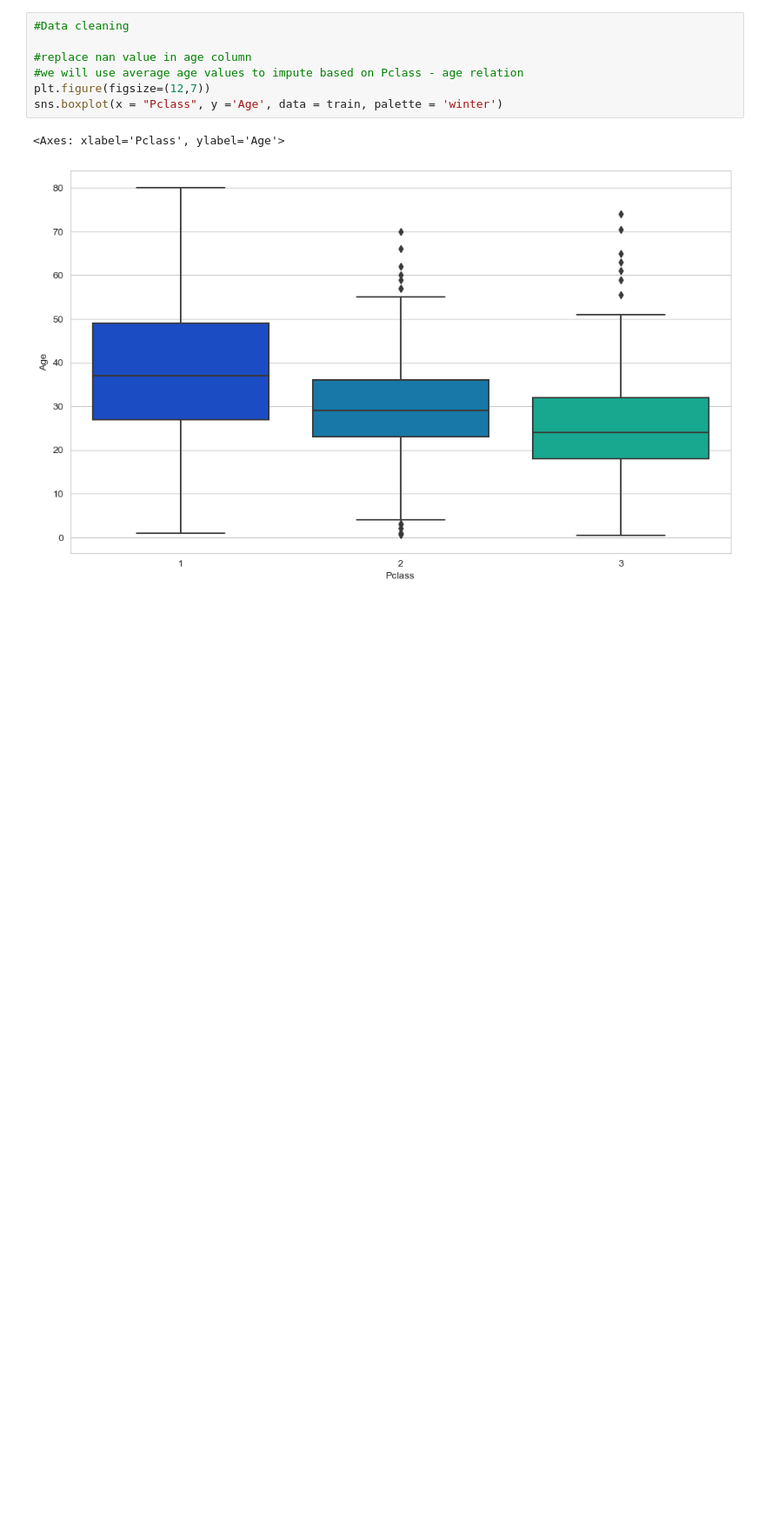
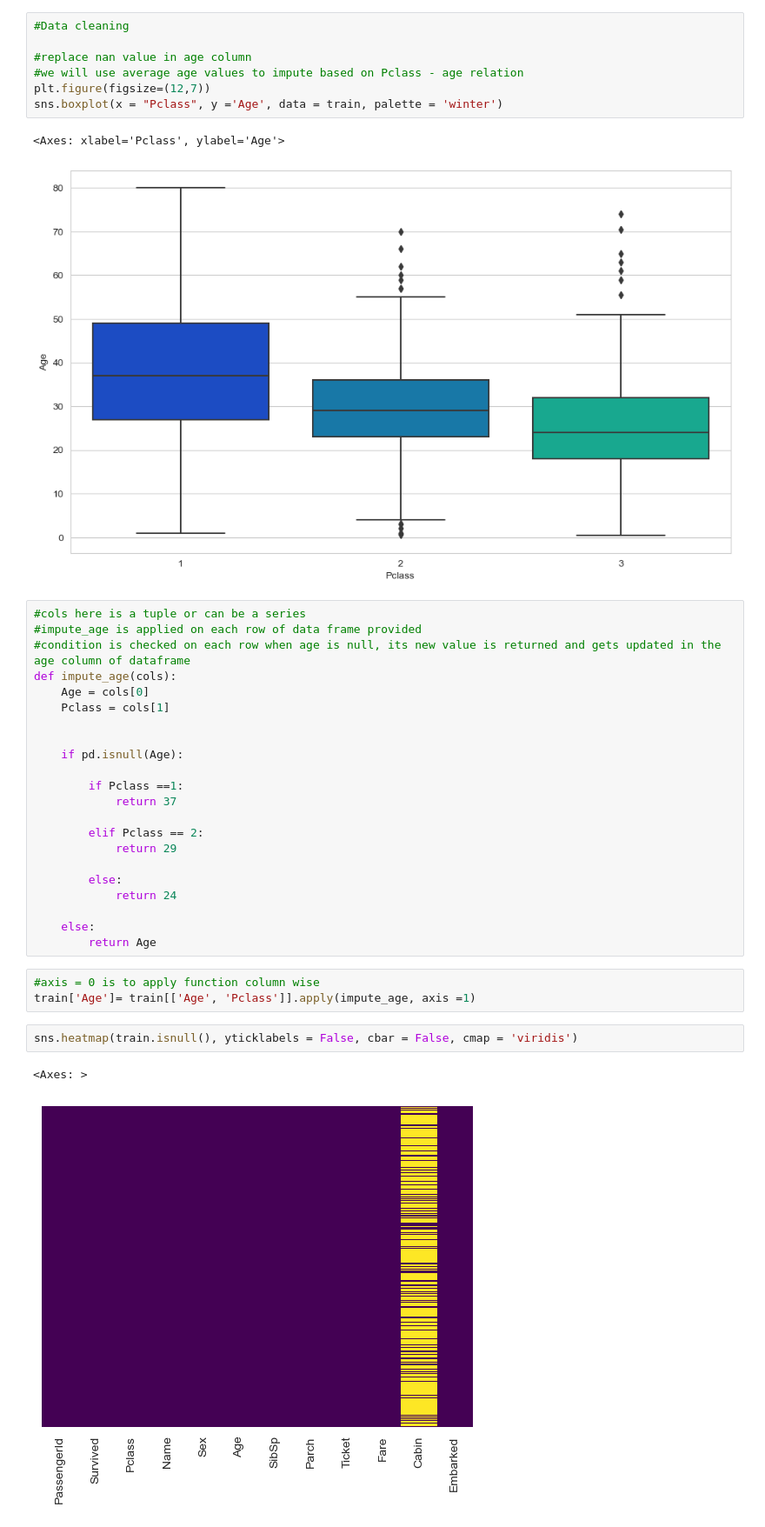
Before and after one commit to Yamini09-code/Data-Analytics-Challenge, a Jupyter notebook: Python_Notes.ipynb, the cells around one changed output. Shown at 87% size. Drawn from its saved outputs; the diff is of its cells as text; blank space fills up the shorter version.

```diff
--- a/Python_Notes.ipynb
+++ b/Python_Notes.ipynb
@@ -1448,3 +1434,33 @@ sns.boxplot(x = "Pclass", y ='Age', data = train, palette = 'winter')
 # %% [output]
 <Axes: xlabel='Pclass', ylabel='Age'>
 [figure]
+# %%
+#cols here is a tuple or can be a series
+#impute_age is applied on each row of data frame provided
+#condition is checked on each row when age is null, its new value is returned and gets updated in the age column of dataframe
+def impute_age(cols):
+    Age = cols[0]
+    Pclass = cols[1]
+
+
+    if pd.isnull(Age):
+
+        if Pclass ==1:
+            return 37
+
+        elif Pclass == 2:
+            return 29
+
+        else:
+            return 24
+
+    else:
+        return Age
+# %%
+#axis = 0 is to apply function column wise
+train['Age']= train[['Age', 'Pclass']].apply(impute_age, axis =1)
+# %%
+sns.heatmap(train.isnull(), yticklabels = False, cbar = False, cmap = 'viridis')
+# %% [output]
+<Axes: >
+[figure, added]
```
Also changed, not shown: parts of 12 cells of this notebook, 2 other files.
